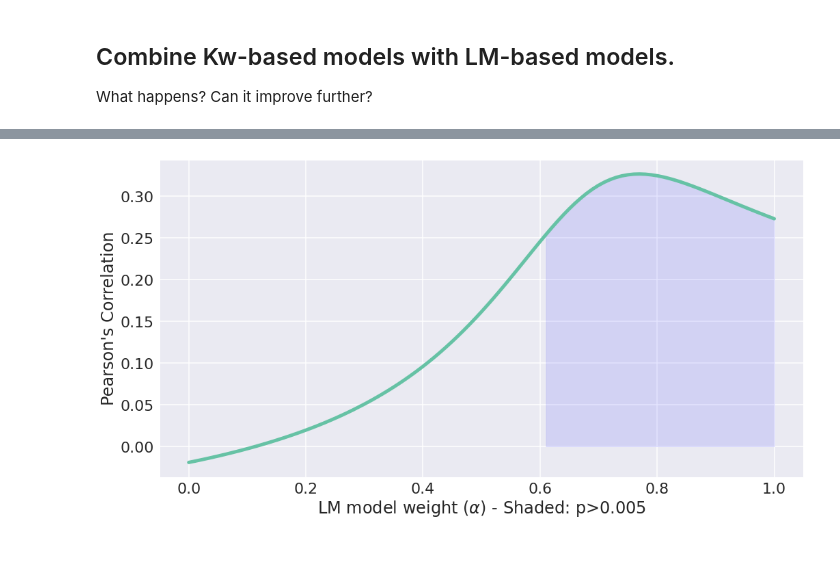
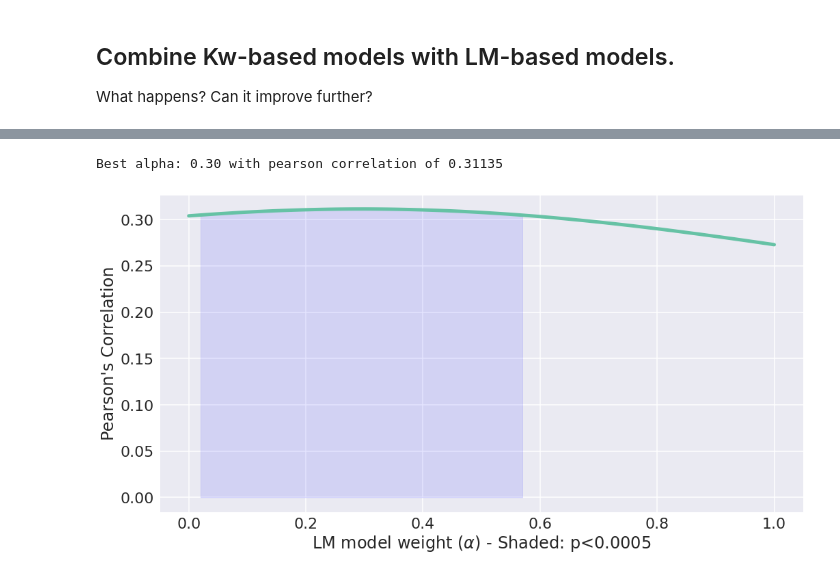
Before and after one commit to ArthurCamara/RULK_SAL, a Jupyter notebook: notebooks/Combine KW and LM.ipynb, the cells around one changed output, grey strips where cells are left out. Saved outputs shown, nothing was run; the diff lists cells and outputs as text; code cells hidden in the pictures.

```diff
--- a/notebooks/Combine KW and LM.ipynb
+++ b/notebooks/Combine KW and LM.ipynb
@@ -73,33 +39,68 @@ Best alpha: 0.77 with pearson correlation of 0.32642
+# %%
+best_alpha = 0.0
+best_corr = 0.0
+
+df_list = []
+
+
+for alpha in trunc(np.arange(0, 1.01, 0.01)):
+    beta = 1 - alpha
+    final_score = alpha * LM_vector + beta * KW_vector
+    corr, p_val = pearsonr(final_score, learning_vector)
+    corr_vs_LM, p_LM = pearsonr(final_score, LM_vector)
+    corr_vs_KW, p_KW = pearsonr(final_score, KW_vector)
+
+    df_list.append(
+        {
+            "alpha": alpha,
+            "pearson": corr,
+            "pearson_p": p_val,
+            "avg_learning": np.mean(learning_vector),
+            "avg_KW_estimation": np.mean(KW_vector),
+            "avg_LM_estimation": np.mean(LM_vector),
+            "avg_comb_estimation": np.mean(final_score),
+            "p_vs_LM": p_LM,
+            "p_vs_KW": p_KW,
+        }
+    )
+    if corr > best_corr:
+        best_p_val = p_val
+        best_corr = corr
+        best_alpha = alpha
+    # print(f"{alpha:.2f} - {corr:.4f} ({p_val})")
+print(f"Best alpha: {best_alpha:.2f} with pearson correlation of {best_corr:.5f}")
+df = pd.DataFrame(df_list)
+# %% [output]
+Best alpha: 0.30 with pearson correlation of 0.31135
 # %%
-
-rel_level = 0.005
+rel_level = 0.0005
 
 plt.figure()
 sns.set(rc={"figure.figsize": (15, 8), "figure.autolayout": True})
 sns.set_style("darkgrid")
 sns.set_palette("Set2")
 sns.set_context("paper", font_scale=2.5, rc={"grid.linewidth": 1.5, "lines.linewidth": 5.0})
 
 graph = sns.lineplot(data=df, x="alpha", y="pearson")
 graph.set_ylabel("Pearson's Correlation")
-graph.set_xlabel(r'LM model weight ($\alpha$) ' f"- Shaded: p>{rel_level}")
+graph.set_xlabel(r"LM model weight ($\alpha$) " f"- Shaded: p<{rel_level}")
 
 line = graph.axes.lines[0]
 good_alphas = df[df.pearson_p < rel_level].alpha
 
 x1 = good_alphas.values
 y1 = df[df.alpha.isin(x1)].pearson
 graph.fill_between(x1, y1, color="blue", alpha=0.1)
 
 good_alphas_LM = df[df.p_vs_LM > rel_level].alpha
 x1 = good_alphas_LM.values
 y1 = df[df.alpha.isin(x1)].pearson
 # graph.fill_between(x1, y1, color="red", alpha=0.1)
 
 
 good_alphas_LM = df[df.p_vs_KW > rel_level].alpha
 x1 = good_alphas_LM.values
 y1 = df[df.alpha.isin(x1)].pearson
 # graph.fill_between(x1, y1, color="orange", alpha=0.1)
 # %% [output]
-[figure, old version]
+[figure, new version]
```
Also changed, not shown: parts of 19 cells of this notebook, 2 other files.
